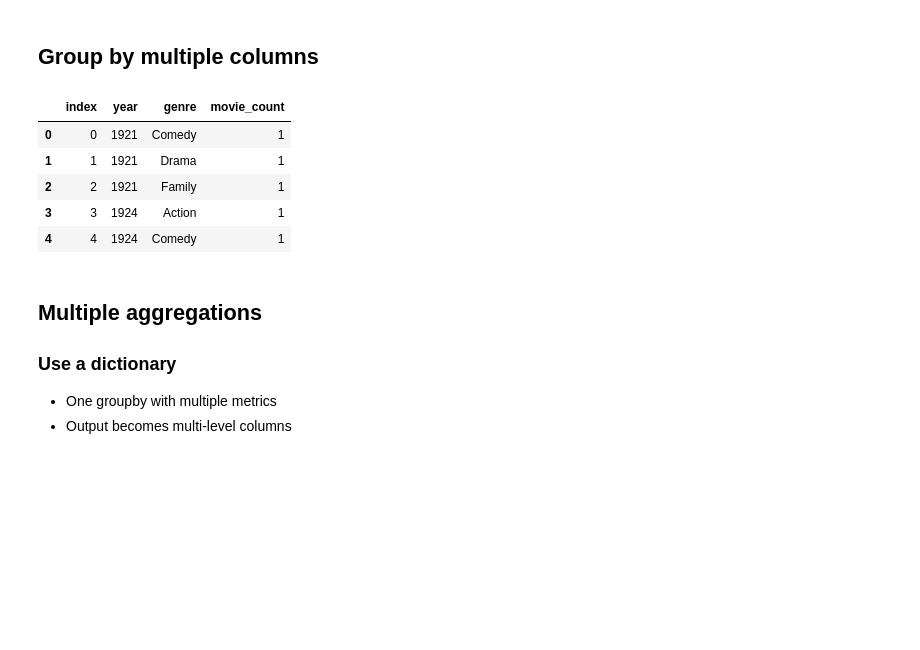
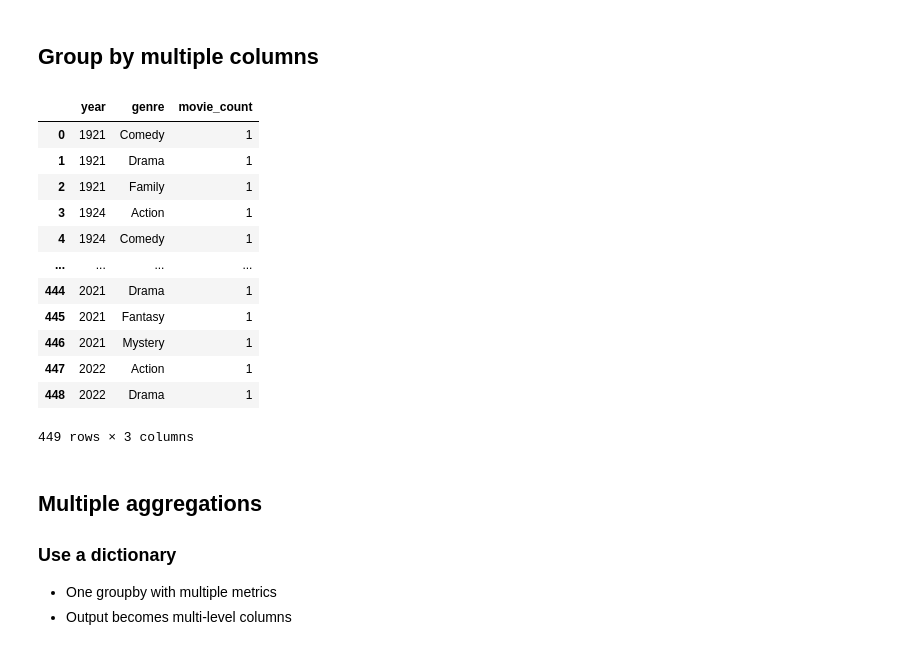
Before and after one commit to jieshu-wang-SBU/EST389_371_2026_spring, a Jupyter notebook: lectures/08-core_data_manipulation/08-05_Groupby.ipynb, the cells around one changed output. Drawn from its saved outputs; the diff is of its cells as text; code cells hidden in the pictures; blank space fills up the shorter version.

```diff
--- a/lectures/08-core_data_manipulation/08-05_Groupby.ipynb
+++ b/lectures/08-core_data_manipulation/08-05_Groupby.ipynb
@@ -163,16 +142,23 @@ sns.lineplot(data=yearly_count, x="year", y="movie_count")
 # %% [markdown]
 ## Group by multiple columns
 # %%
-yearly_movies_by_genre = df_exploded_by_genre.groupby(['year', 'genre_list'], as_index=False)['name'].count().reset_index().rename(columns={"name":"movie_count","genre_list":"genre"})
+yearly_movies_by_genre = df_exploded_by_genre.groupby(['year', 'genre_list'], as_index=False)['name'].count().rename(columns={"name":"movie_count","genre_list":"genre"})
 
-yearly_movies_by_genre.head()
+yearly_movies_by_genre
 # %% [output]
-|  | index | year | genre | movie_count |
-| 0 | 0 | 1921 | Comedy | 1 |
-| 1 | 1 | 1921 | Drama | 1 |
-| 2 | 2 | 1921 | Family | 1 |
-| 3 | 3 | 1924 | Action | 1 |
-| 4 | 4 | 1924 | Comedy | 1 |
+|  | year | genre | movie_count |
+| 0 | 1921 | Comedy | 1 |
+| 1 | 1921 | Drama | 1 |
+| 2 | 1921 | Family | 1 |
+| 3 | 1924 | Action | 1 |
+| 4 | 1924 | Comedy | 1 |
+| ... | ... | ... | ... |
+| 444 | 2021 | Drama | 1 |
+| 445 | 2021 | Fantasy | 1 |
+| 446 | 2021 | Mystery | 1 |
+| 447 | 2022 | Action | 1 |
+| 448 | 2022 | Drama | 1 |
+449 rows × 3 columns
 # %% [markdown]
 ## Multiple aggregations
 
```
Also changed, not shown: parts of 10 cells of this notebook, 2 other files.
